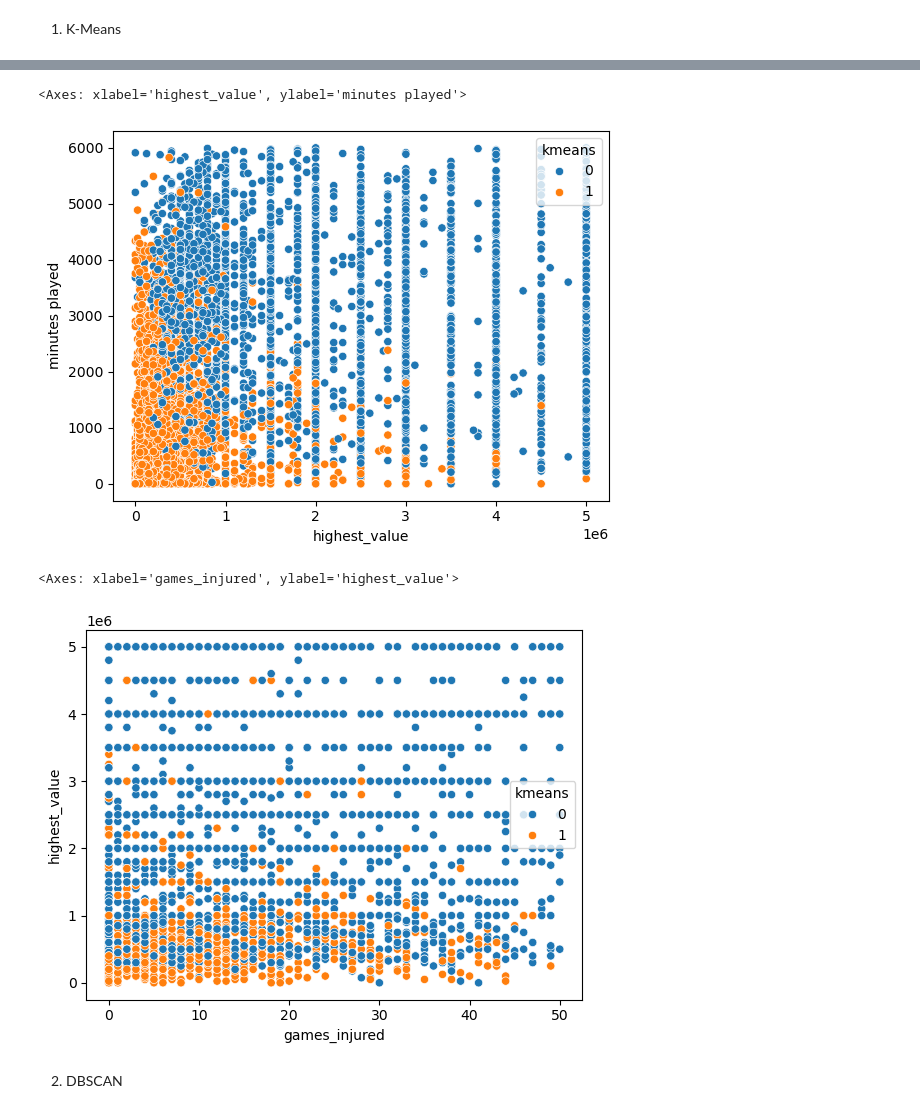
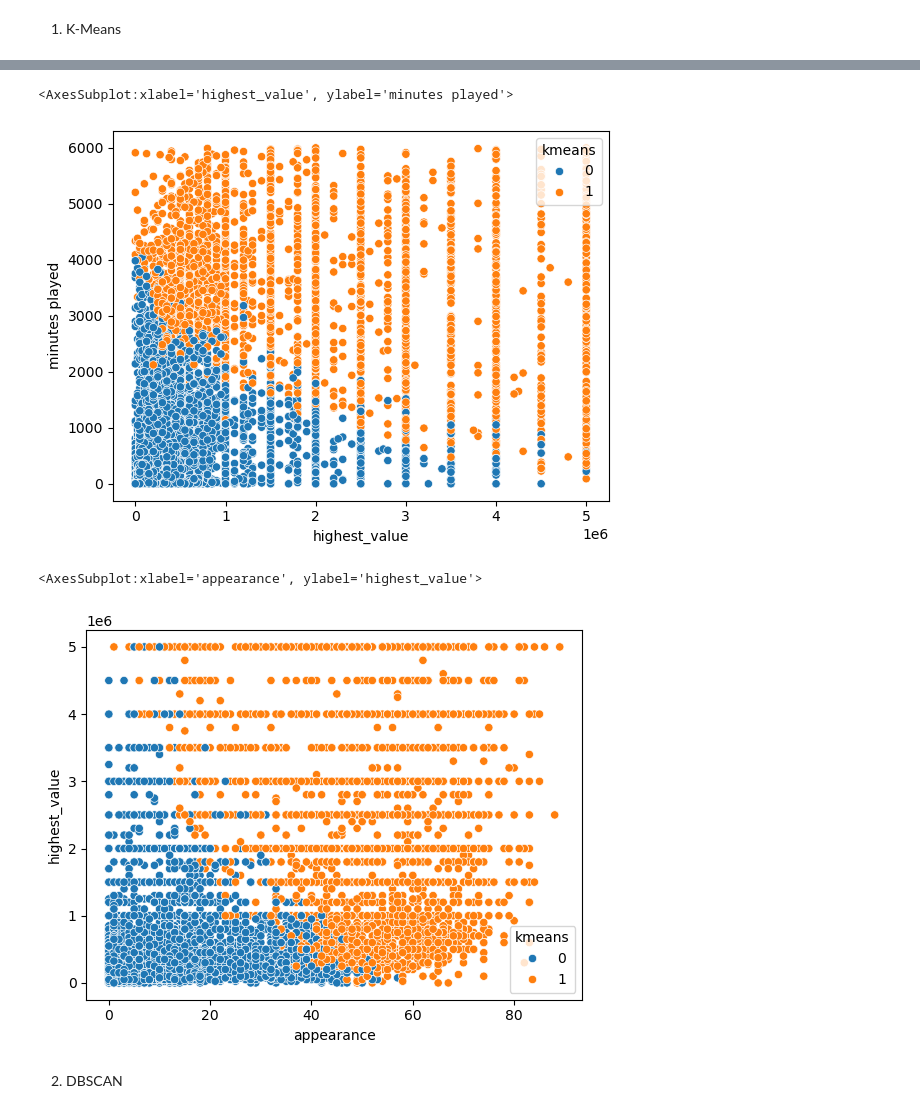
Before and after one commit to MubarakHus/Usecase-7, a Jupyter notebook: Usecase7-Mubarak.ipynb, the cells around one changed output, grey strips where cells are left out. Cells and saved outputs as stored; diff of their text form; code cells hidden in the pictures.

```diff
--- a/Usecase7-Mubarak.ipynb
+++ b/Usecase7-Mubarak.ipynb
@@ -14,7 +13,7 @@ import dtale
 We can now load the dataset into pandas using the read_csv() function. This converts the CSV file into a Pandas dataframe.
 # %%
 #Read in the csv file and convert to a Pandas dataframe
-filename = r"C:\Users\mmm19\OneDrive\Desktop\Bootcamp\Usecase-7\data\final_data.csv"
+filename = r"data\\final_data.csv"
 df = pd.read_csv(filename)
 # %% [markdown]
 ### Viewing the dataframe
@@ -445,4 +426,4 @@ Index(['position', 'height', 'appearance', 'goals', 'assists', 'yellow cards',
 # %%
-categorical_features = ["position", "age_group"]
+categorical_features = ["position"]
 # %%
 df_t = pd.get_dummies(df, columns=categorical_features)
@@ -470,5 +455,5 @@ Name: current_value, dtype: float64
 # %%
-threshold = 0.1
+threshold = 0.3
 selected_features = correlation[abs(correlation['current_value']) > threshold]['current_value'].index
 selected_features
 # %% [output]
@@ -1201,13 +1186,13 @@ X[X['kmeans']==1]
 # %%
 sns.scatterplot(data = X , x = 'highest_value', y = 'minutes played', hue = 'kmeans')
 # %% [output]
-<Axes: xlabel='highest_value', ylabel='minutes played'>
+<AxesSubplot:xlabel='highest_value', ylabel='minutes played'>
-[figure, old version]
+[figure, new version]
 # %%
-sns.scatterplot(data = X , x = 'games_injured', y = 'highest_value', hue = 'kmeans')
+sns.scatterplot(data = X , x = 'appearance', y = 'highest_value', hue = 'kmeans')
 # %% [output]
-<Axes: xlabel='games_injured', ylabel='highest_value'>
+<AxesSubplot:xlabel='appearance', ylabel='highest_value'>
-[figure, old version]
+[figure, new version]
 # %% [markdown]
 2. DBSCAN
 # %%
```
Also changed, not shown: parts of 73 cells of this notebook, 4 other files.
